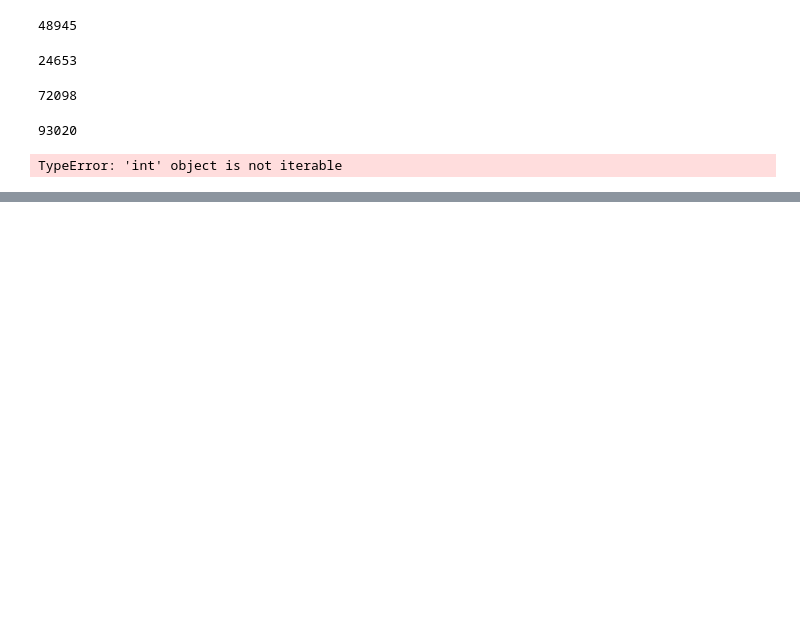
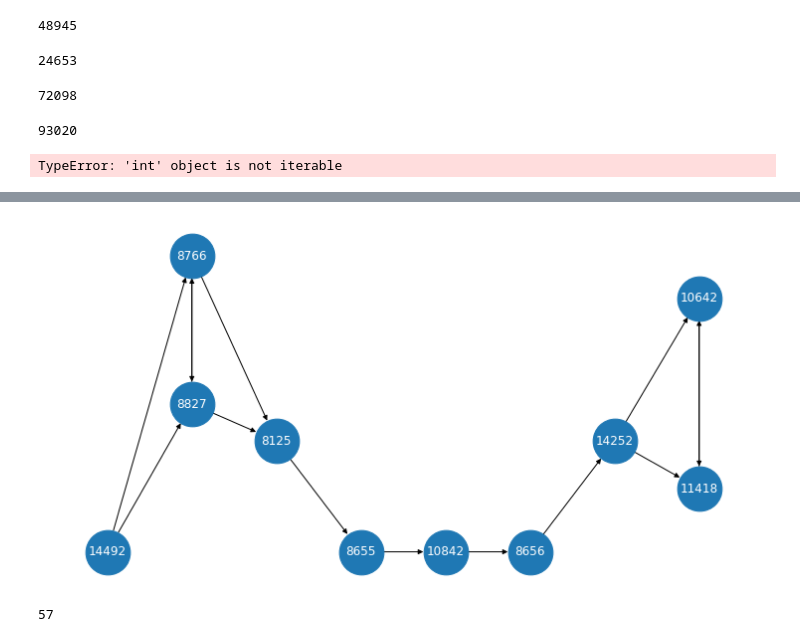
Before and after one commit to carloalbe/TripAdvisor-Tuscany-Restaurant-Social-Network-Analysis, a Jupyter notebook: network_building/DirectedCovid.ipynb, the cells around one changed output, grey strips where cells are left out. Cells and saved outputs as stored; diff of their text form; code cells hidden in the pictures; blank space fills up the shorter version.

Commit message:
covid graph corrected, prefixSpan on users visits, time series new way

```diff
--- a/network_building/DirectedCovid.ipynb
+++ b/network_building/DirectedCovid.ipynb
@@ -224,0 +274,42 @@ nx.write_graphml(G,'../data/covidByUser.graphml')
+# %%
+user = dict()
+for e in G.edges:
+    if  G.edges[e]['user'] == 'Giu_8a':
+        user[e] = G.edges[e]
+# %%
+nodebydate = dict()
+
+for e in user:
+    u,v,_ = e
+    start = user[e]['start']
+    end = user[e]['end']
+    if start not in nodebydate: nodebydate[start] = list()
+    if end not in nodebydate: nodebydate[end] = list()
+    nodebydate[start].append(u)
+    nodebydate[end].append(v)
+# %%
+g = nx.DiGraph()
+for e in user:
+    u,v,_ = e
+    g.add_edge(u,v)
+# %%
+
+
+positions = dict()
+width = 10
+height = 5
+
+for i, date in enumerate(sorted(nodebydate.keys(),reverse=False)):
+    x = i
+    reviews = nodebydate[date]
+    for j, restaurant in enumerate(reviews):
+        y = (height / (len(reviews)+1)) * (j+1)
+        positions[restaurant] = (x,y)
+# %%
+from matplotlib import pyplot as plt
+
+plt.figure(figsize=(width,height))
+
+nx.draw(g, pos= positions, with_labels=True,node_size =2000, font_color='w')
+# %% [output]
+[figure, added]
@@ -224,0 +327,4 @@ nx.write_graphml(G,'../data/covidByUser.graphml')
+# %%
+tuscanyCovid['562marim'])
+# %% [output]
+57
```
Also changed, not shown: parts of 13 cells of this notebook, 34 other files.
